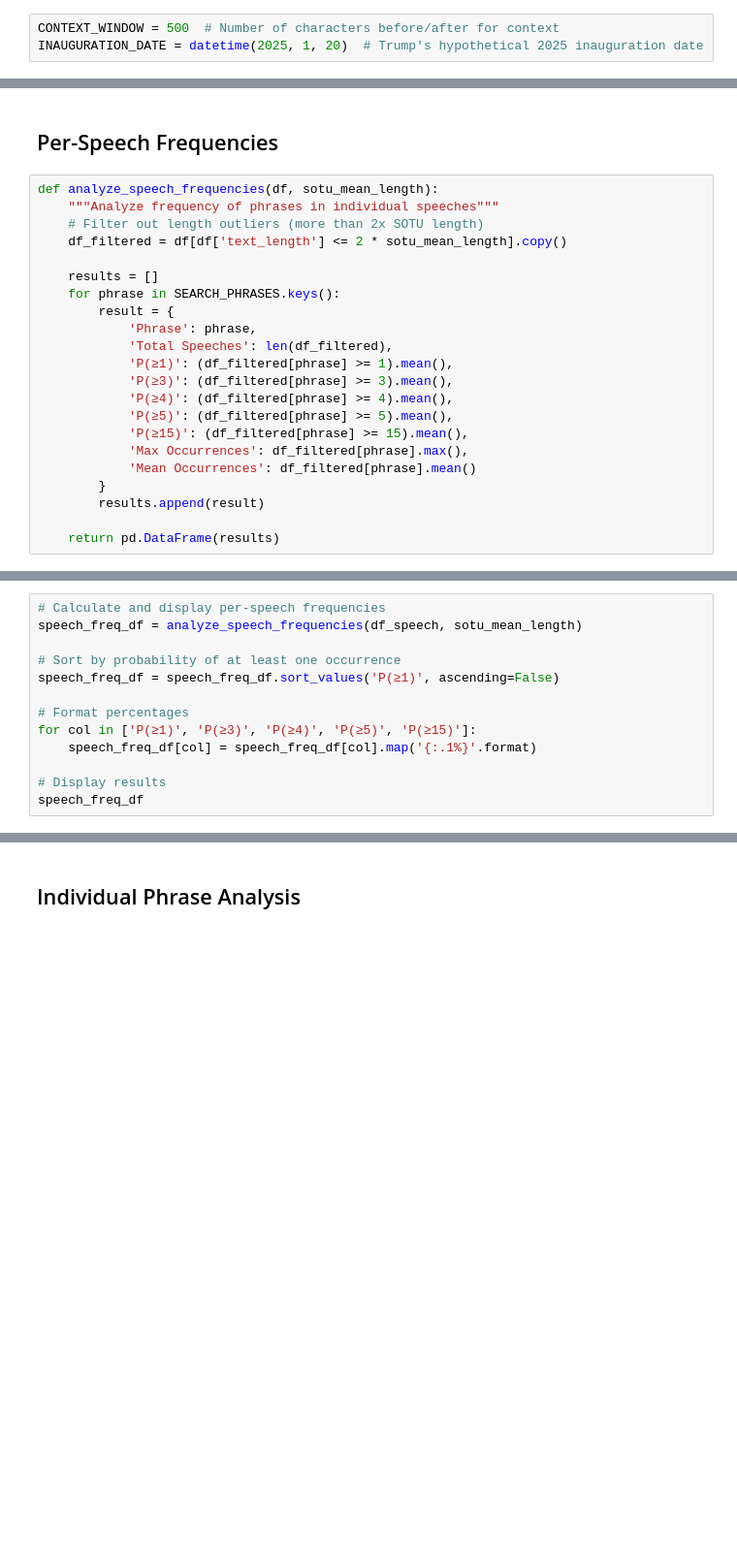
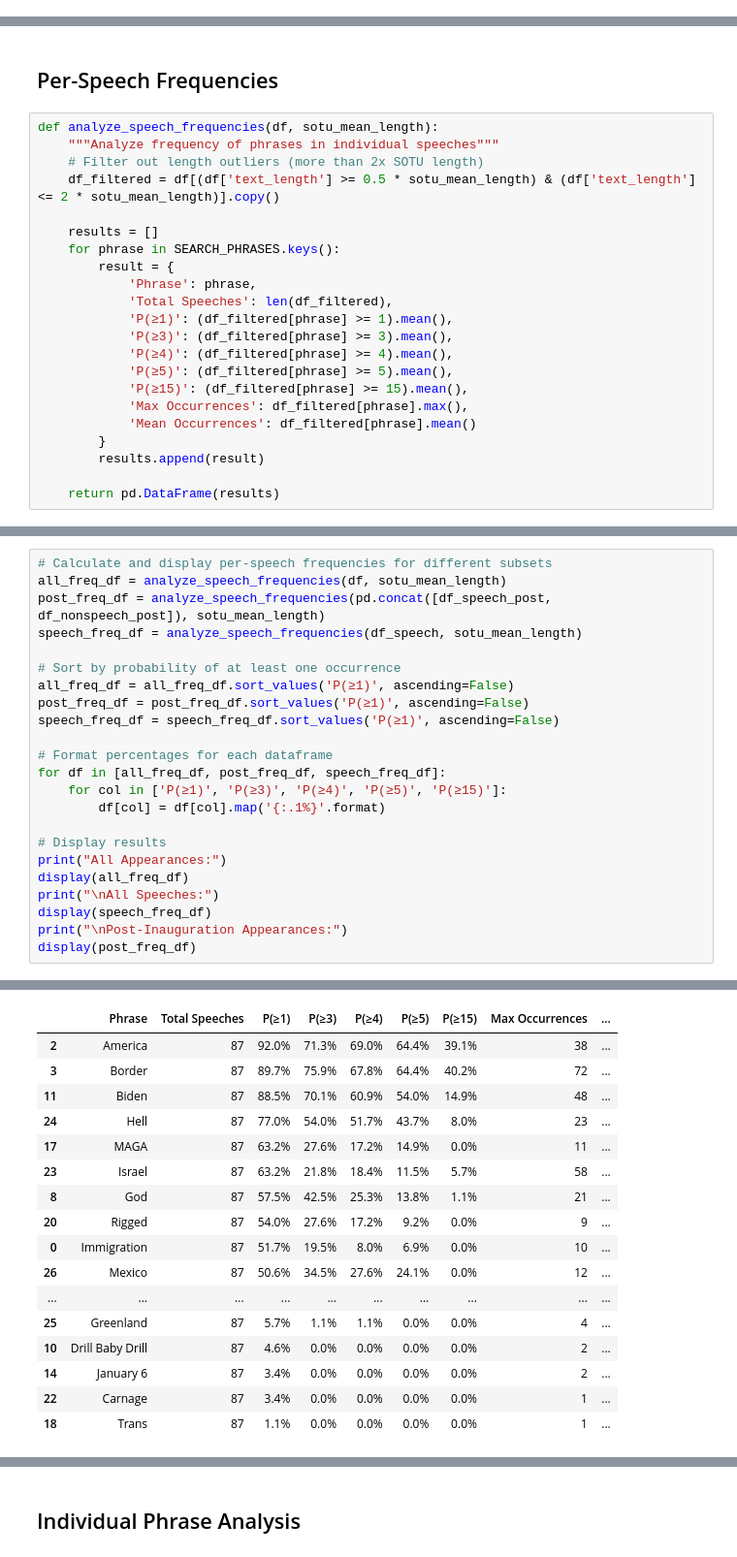
Before and after one commit to jsteng19/kalshi-research, a Jupyter notebook: notebooks/sotu_analysis.ipynb, the cells around one changed output, grey strips where cells are left out. Shown at 97% size. Cells and saved outputs as stored; diff of their text form; blank space fills up the shorter version.

```diff
--- a/notebooks/sotu_analysis.ipynb
+++ b/notebooks/sotu_analysis.ipynb
@@ -25,6 +25,3 @@ plt.rcParams['figure.figsize'] = [12, 6]
 # Set pandas display options
 pd.set_option('display.max_rows', None)
 pd.set_option('display.max_colwidth', None)
-# %%
-CONTEXT_WINDOW = 500  # Number of characters before/after for context
-INAUGURATION_DATE = datetime(2025, 1, 20)  # Trump's hypothetical 2025 inauguration date
@@ -403,7 +763,7 @@ get_recent_contexts(df, 'Trans', 20)
 def analyze_speech_frequencies(df, sotu_mean_length):
     """Analyze frequency of phrases in individual speeches"""
     # Filter out length outliers (more than 2x SOTU length)
-    df_filtered = df[df['text_length'] <= 2 * sotu_mean_length].copy()
+    df_filtered = df[(df['text_length'] >= 0.5 * sotu_mean_length) & (df['text_length'] <= 2 * sotu_mean_length)].copy()
 
     results = []
     for phrase in SEARCH_PHRASES.keys():
@@ -437,13 +801,24 @@ plt.show()
 # %%
-# Calculate and display per-speech frequencies
+# Calculate and display per-speech frequencies for different subsets
+all_freq_df = analyze_speech_frequencies(df, sotu_mean_length)
+post_freq_df = analyze_speech_frequencies(pd.concat([df_speech_post, df_nonspeech_post]), sotu_mean_length)
 speech_freq_df = analyze_speech_frequencies(df_speech, sotu_mean_length)
 
 # Sort by probability of at least one occurrence
+all_freq_df = all_freq_df.sort_values('P(≥1)', ascending=False)
+post_freq_df = post_freq_df.sort_values('P(≥1)', ascending=False)
 speech_freq_df = speech_freq_df.sort_values('P(≥1)', ascending=False)
 
-# Format percentages
-for col in ['P(≥1)', 'P(≥3)', 'P(≥4)', 'P(≥5)', 'P(≥15)']:
-    speech_freq_df[col] = speech_freq_df[col].map('{:.1%}'.format)
+# Format percentages for each dataframe
+for df in [all_freq_df, post_freq_df, speech_freq_df]:
+    for col in ['P(≥1)', 'P(≥3)', 'P(≥4)', 'P(≥5)', 'P(≥15)']:
+        df[col] = df[col].map('{:.1%}'.format)
 
 # Display results
-speech_freq_df
+print("All Appearances:")
+display(all_freq_df)
+print("\nAll Speeches:")
+display(speech_freq_df)
+print("\nPost-Inauguration Appearances:")
+display(post_freq_df)
+# %% [output]
@@ -449,0 +826,17 @@ speech_freq_df
+|  | Phrase | Total Speeches | P(≥1) | P(≥3) | P(≥4) | P(≥5) | P(≥15) | Max Occurrences | ... |
+| 2 | America | 87 | 92.0% | 71.3% | 69.0% | 64.4% | 39.1% | 38 | ... |
+| 3 | Border | 87 | 89.7% | 75.9% | 67.8% | 64.4% | 40.2% | 72 | ... |
+| 11 | Biden | 87 | 88.5% | 70.1% | 60.9% | 54.0% | 14.9% | 48 | ... |
+| 24 | Hell | 87 | 77.0% | 54.0% | 51.7% | 43.7% | 8.0% | 23 | ... |
+| 17 | MAGA | 87 | 63.2% | 27.6% | 17.2% | 14.9% | 0.0% | 11 | ... |
+| 23 | Israel | 87 | 63.2% | 21.8% | 18.4% | 11.5% | 5.7% | 58 | ... |
+| 8 | God | 87 | 57.5% | 42.5% | 25.3% | 13.8% | 1.1% | 21 | ... |
+| 20 | Rigged | 87 | 54.0% | 27.6% | 17.2% | 9.2% | 0.0% | 9 | ... |
+| 0 | Immigration | 87 | 51.7% | 19.5% | 8.0% | 6.9% | 0.0% | 10 | ... |
+| 26 | Mexico | 87 | 50.6% | 34.5% | 27.6% | 24.1% | 0.0% | 12 | ... |
+| ... | ... | ... | ... | ... | ... | ... | ... | ... | ... |
+| 25 | Greenland | 87 | 5.7% | 1.1% | 1.1% | 0.0% | 0.0% | 4 | ... |
+| 10 | Drill Baby Drill | 87 | 4.6% | 0.0% | 0.0% | 0.0% | 0.0% | 2 | ... |
+| 14 | January 6 | 87 | 3.4% | 0.0% | 0.0% | 0.0% | 0.0% | 2 | ... |
+| 22 | Carnage | 87 | 3.4% | 0.0% | 0.0% | 0.0% | 0.0% | 1 | ... |
+| 18 | Trans | 87 | 1.1% | 0.0% | 0.0% | 0.0% | 0.0% | 1 | ... |
```
Also changed, not shown: parts of 24 cells of this notebook, 16 other files.
